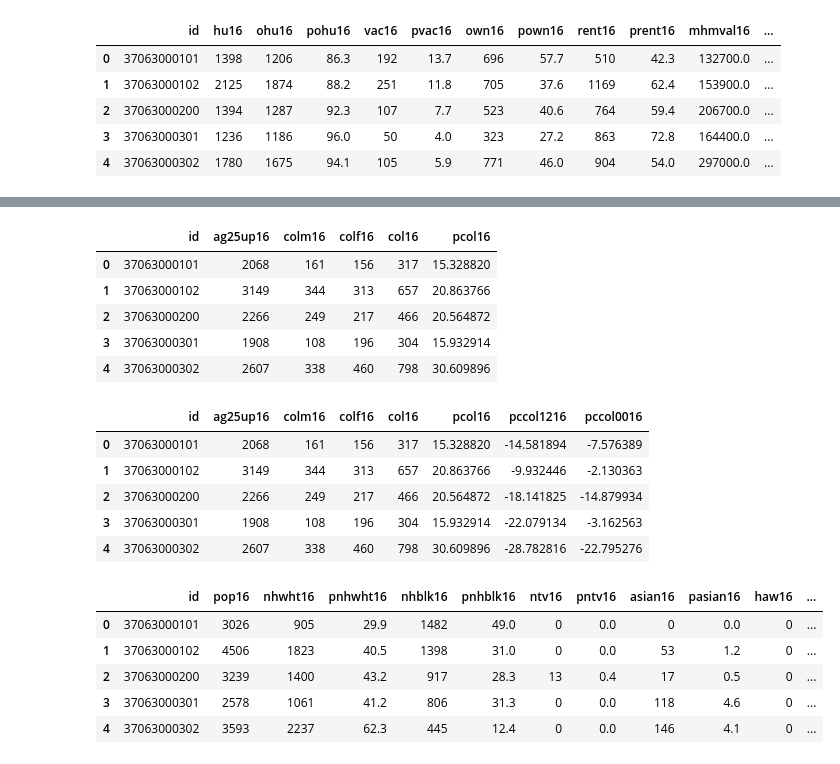
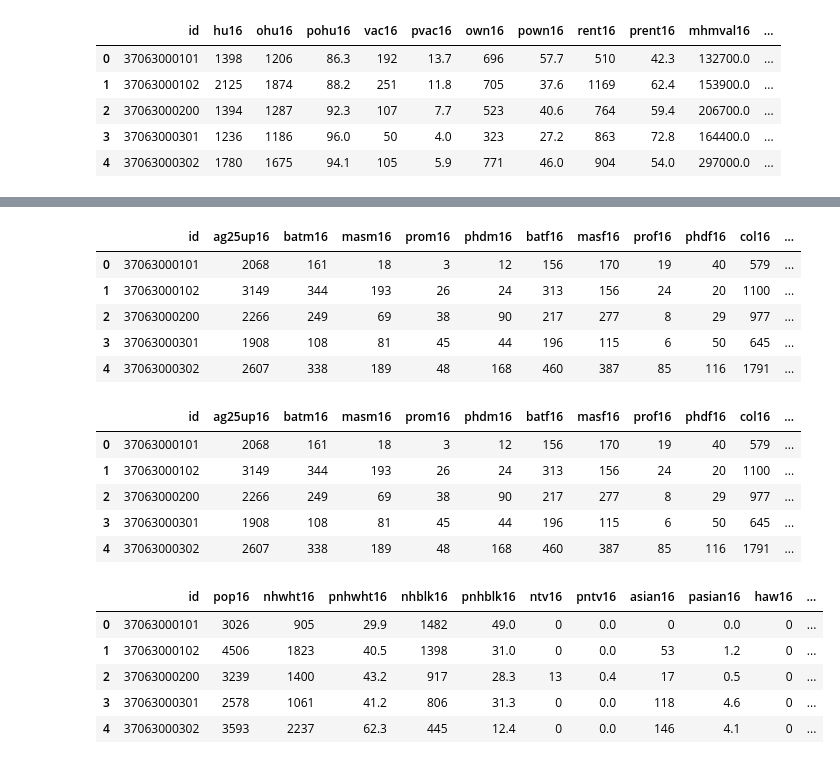
Before and after one commit to codefordurham/datahub-dw, a Jupyter notebook: affordablehousing_data/ltdbacs7016.ipynb, the cells around one changed output, grey strips where cells are left out. Cells and saved outputs as stored; diff of their text form; code cells hidden in the pictures.

```diff
--- a/affordablehousing_data/ltdbacs7016.ipynb
+++ b/affordablehousing_data/ltdbacs7016.ipynb
@@ -276,16 +276,16 @@ acsincome1517tr.head()
 | 4 | 37063000302 | 53550.0 | 54646.351400 | 55857.0 | 57000.583570 | 32664.0 | 33332.743644 | NaN | NaN | NaN | ... |
 # %%
 acseducation16tr = pd.read_csv('acs/acs_education_2016_tr.csv')
-acseducation16trcolumns = ['id','ag25up16','colm16','colf16','col16','pcol16']
+acseducation16trcolumns = ['id','ag25up16','batm16','masm16','prom16','phdm16','batf16','masf16','prof16','phdf16','col16','pcol16']
 acseducation16tr = acseducation16tr[acseducation16trcolumns]
 acseducation16tr.head()
 # %% [output]
-|  | id | ag25up16 | colm16 | colf16 | col16 | pcol16 |
-| 0 | 37063000101 | 2068 | 161 | 156 | 317 | 15.328820 |
-| 1 | 37063000102 | 3149 | 344 | 313 | 657 | 20.863766 |
-| 2 | 37063000200 | 2266 | 249 | 217 | 466 | 20.564872 |
-| 3 | 37063000301 | 1908 | 108 | 196 | 304 | 15.932914 |
-| 4 | 37063000302 | 2607 | 338 | 460 | 798 | 30.609896 |
+|  | id | ag25up16 | batm16 | masm16 | prom16 | phdm16 | batf16 | masf16 | prof16 | phdf16 | col16 | ... |
+| 0 | 37063000101 | 2068 | 161 | 18 | 3 | 12 | 156 | 170 | 19 | 40 | 579 | ... |
+| 1 | 37063000102 | 3149 | 344 | 193 | 26 | 24 | 313 | 156 | 24 | 20 | 1100 | ... |
+| 2 | 37063000200 | 2266 | 249 | 69 | 38 | 90 | 217 | 277 | 8 | 29 | 977 | ... |
+| 3 | 37063000301 | 1908 | 108 | 81 | 45 | 44 | 196 | 115 | 6 | 50 | 645 | ... |
+| 4 | 37063000302 | 2607 | 338 | 189 | 48 | 168 | 460 | 387 | 85 | 116 | 1791 | ... |
 # %%
 acseducation16tr.replace(to_replace='-',value=np.nan,inplace=True)
 acseducation16tr['pccol1216'] = acseducation16tr.pcol16.astype('float64').subtract(std0712.pcol12.astype('float64'),fill_value='NaN')
@@ -293,12 +293,12 @@ acseducation16tr['pccol0016'] = acseducation16tr.pcol16.astype('float64').subtra
 
 acseducation16tr.head()
 # %% [output]
-|  | id | ag25up16 | colm16 | colf16 | col16 | pcol16 | pccol1216 | pccol0016 |
-| 0 | 37063000101 | 2068 | 161 | 156 | 317 | 15.328820 | -14.581894 | -7.576389 |
-| 1 | 37063000102 | 3149 | 344 | 313 | 657 | 20.863766 | -9.932446 | -2.130363 |
-| 2 | 37063000200 | 2266 | 249 | 217 | 466 | 20.564872 | -18.141825 | -14.879934 |
-| 3 | 37063000301 | 1908 | 108 | 196 | 304 | 15.932914 | -22.079134 | -3.162563 |
-| 4 | 37063000302 | 2607 | 338 | 460 | 798 | 30.609896 | -28.782816 | -22.795276 |
+|  | id | ag25up16 | batm16 | masm16 | prom16 | phdm16 | batf16 | masf16 | prof16 | phdf16 | col16 | ... |
+| 0 | 37063000101 | 2068 | 161 | 18 | 3 | 12 | 156 | 170 | 19 | 40 | 579 | ... |
+| 1 | 37063000102 | 3149 | 344 | 193 | 26 | 24 | 313 | 156 | 24 | 20 | 1100 | ... |
+| 2 | 37063000200 | 2266 | 249 | 69 | 38 | 90 | 217 | 277 | 8 | 29 | 977 | ... |
+| 3 | 37063000301 | 1908 | 108 | 81 | 45 | 44 | 196 | 115 | 6 | 50 | 645 | ... |
+| 4 | 37063000302 | 2607 | 338 | 189 | 48 | 168 | 460 | 387 | 85 | 116 | 1791 | ... |
 # %%
 acs1517tr = pd.merge(acspop16tr,acshousing16tr,on='id')
 acs1517tr = acs1517tr.merge(acsincome1517tr,on='id')
```
Also changed, not shown: parts of 1 cell of this notebook, 8 other files.
